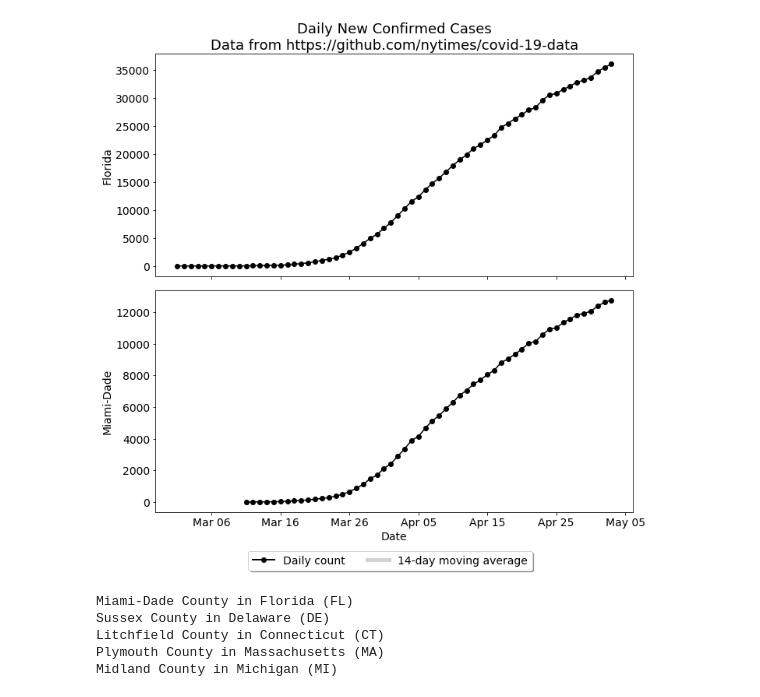
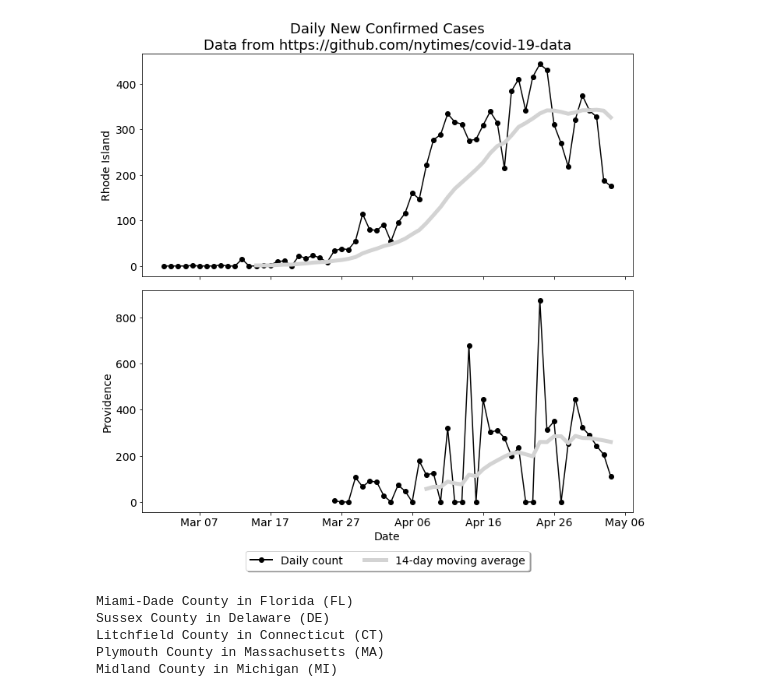
Before and after one commit to mdgrossi/covid19, a Jupyter notebook: cases.ipynb, the cells around one changed output. Saved outputs shown, nothing was run; the diff lists cells and outputs as text; code cells hidden in the pictures.

Commit message:
Added support for calculating for multiple counties

```diff
--- a/cases.ipynb
+++ b/cases.ipynb
@@ -14,3 +11,6 @@ c = 'Miami-Dade'
+# %%
+s = 'Rhode Island'
+c = 'Providence'
 # %%
 state = byState.loc[s]
 county = byCnty.loc[s]
@@ -21,42 +21,43 @@ county = county.loc[c]
 state = state.reset_index().set_index('date')
 county = county.reset_index().set_index('date')
 state['newCases'] = state.cases.diff()
-county['newCases'] = county.cases.diff()
+for cnty, data in county.groupby('county'):
+    county.loc[county['county']==cnty, 'newCases'] = data.cases.transform('diff')
 # %%
 # Make plot
 fig, (ax1, ax2) = plt.subplots(2, 1, figsize=(10, 10), sharex=True)
 
-ax1.plot(state.cases, '-o', label='Daily count', color='black')
-#ax1.plot(state['newCases'].rolling(14).mean(), label='14-day moving average', color='lightgrey', linewidth=5)
+ax1.plot(state['newCases'], '-o', label='Daily count', color='black')
+ax1.plot(state['newCases'].rolling(14).mean(), label='14-day moving average', color='lightgrey', linewidth=5)
 ax1.tick_params(axis='x', labelsize=14)
 ax1.tick_params(axis='y', labelsize=14)
 ax1.set_ylabel(s, fontsize=14)
 ax1.set_title('Daily New Confirmed Cases\nData from https://github.com/nytimes/covid-19-data', fontsize=18)
 ax1.xaxis.set_major_locator(mdates.DayLocator(interval=10))
 ax1.xaxis.set_major_formatter(mdates.DateFormatter('%b %d'))
 
-ax2.plot(county.cases, '-o', label='Daily count', color='black')
-#ax2.plot(county['newCases'].rolling(14).mean(), label='14-day moving average', color='lightgrey', linewidth=5)
+ax2.plot(county['newCases'], '-o', label='Daily count', color='black')
+ax2.plot(county['newCases'].rolling(14).mean(), label='14-day moving average', color='lightgrey', linewidth=5)
 ax2.set_xlabel('Date', fontsize=14)
 ax2.tick_params(axis='x', labelsize=14)
 ax2.tick_params(axis='y', labelsize=14)
 ax2.set_ylabel(c, fontsize=14)
 ax2.legend(loc='best', fontsize=14)
 ax2.xaxis.set_major_locator(mdates.DayLocator(interval=10))
 ax2.xaxis.set_major_formatter(mdates.DateFormatter('%b %d'))
 
 custom_lines = [plt.Line2D([0],[0], linestyle='solid', lw=2,
                            color='black', marker='o'),
                 plt.Line2D([0],[0], linestyle='solid', lw=5,
                            color='lightgrey')]
 ax2.legend(custom_lines, ['Daily count', '14-day moving average'],
            ncol=2, fontsize=14, bbox_to_anchor=(0.8, -0.15),
            edgecolor='lightgrey', fancybox=True, shadow=True)
 
 plt.tight_layout()
 plt.show()
 # %% [output]
-[figure, old version]
+[figure, new version]
 # %%
 from us_state_abbrev import us_state_abbrev as abbr
 # %%
```
Also changed, not shown: parts of 1 cell of this notebook.
